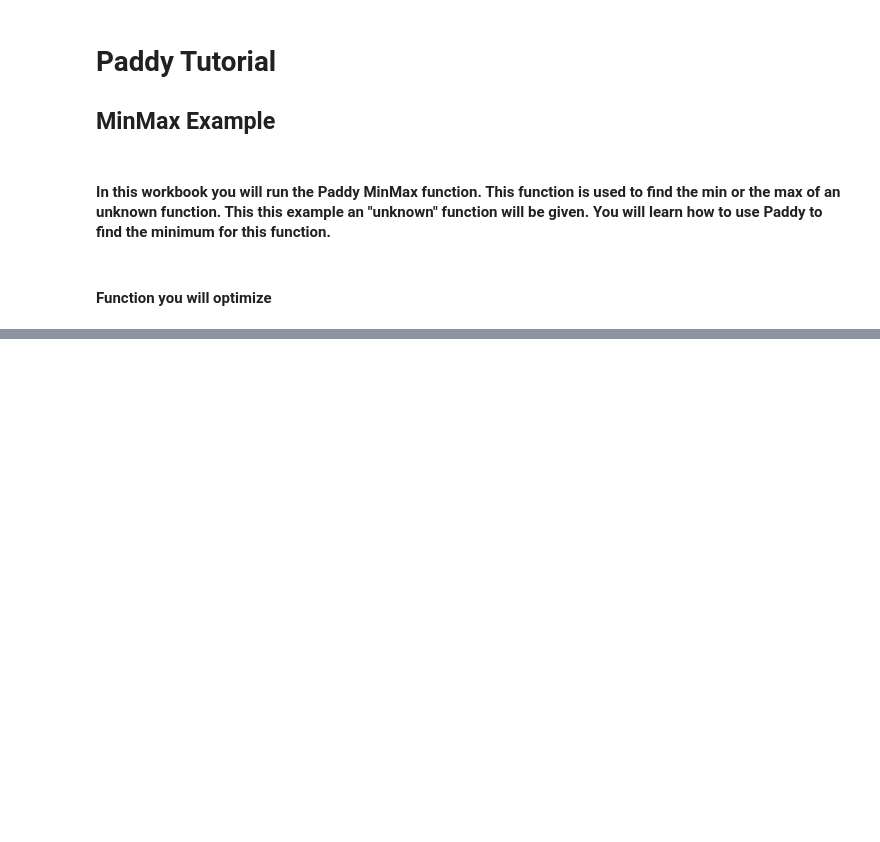
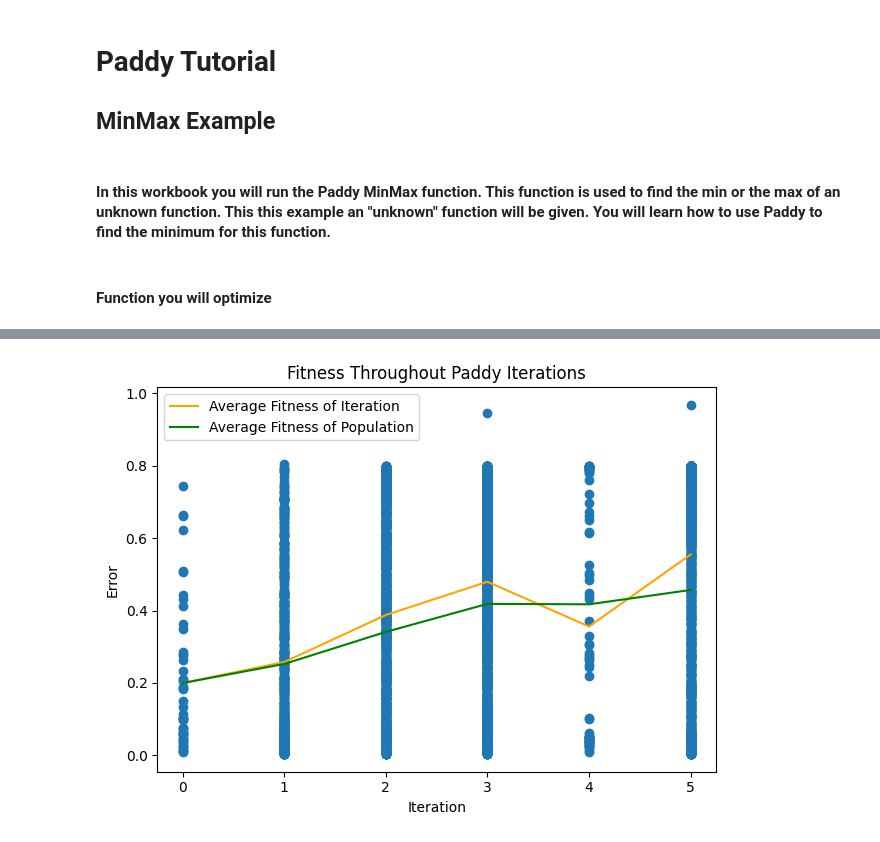
Before and after one commit to chopralab/Paddy_Manuscript_Repo, a Jupyter notebook: examples/MinMax.ipynb, the cells around one changed output, grey strips where cells are left out. Drawn from its saved outputs; the diff is of its cells as text; code cells hidden in the pictures; blank space fills up the shorter version.

Commit message:
minmax plotting

```diff
--- a/examples/MinMax.ipynb
+++ b/examples/MinMax.ipynb
@@ -90,0 +91,4 @@ paddy is done!
+# %%
+runner.paddy_plot_and_print(('scatter','average_gen','average_population'))
+# %% [output]
+[figure, added]
```
Also changed, not shown: parts of 3 cells of this notebook, 2 other files.
